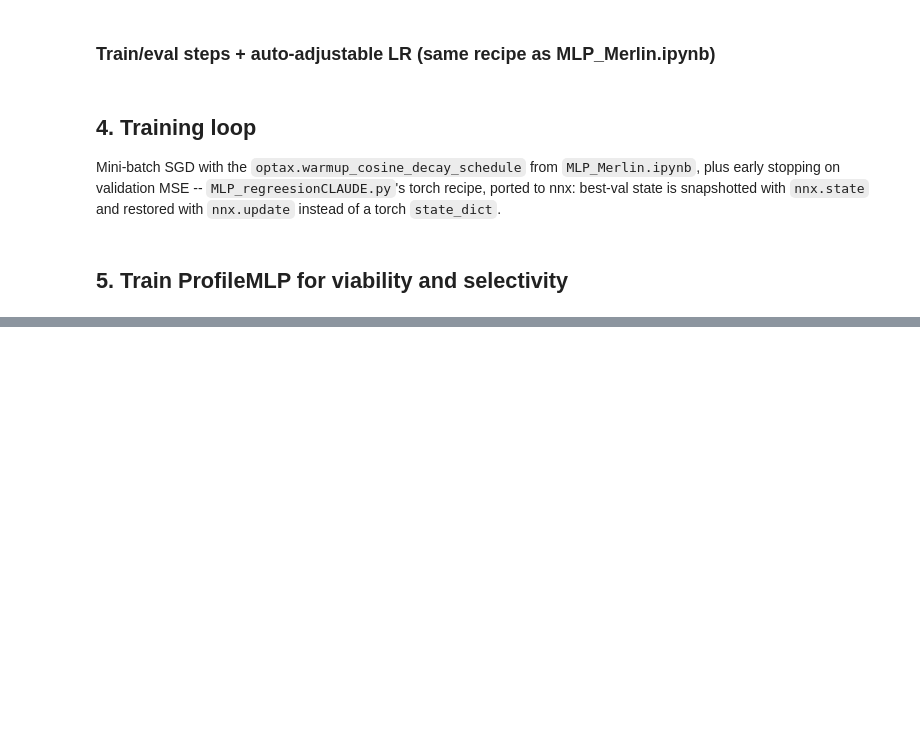
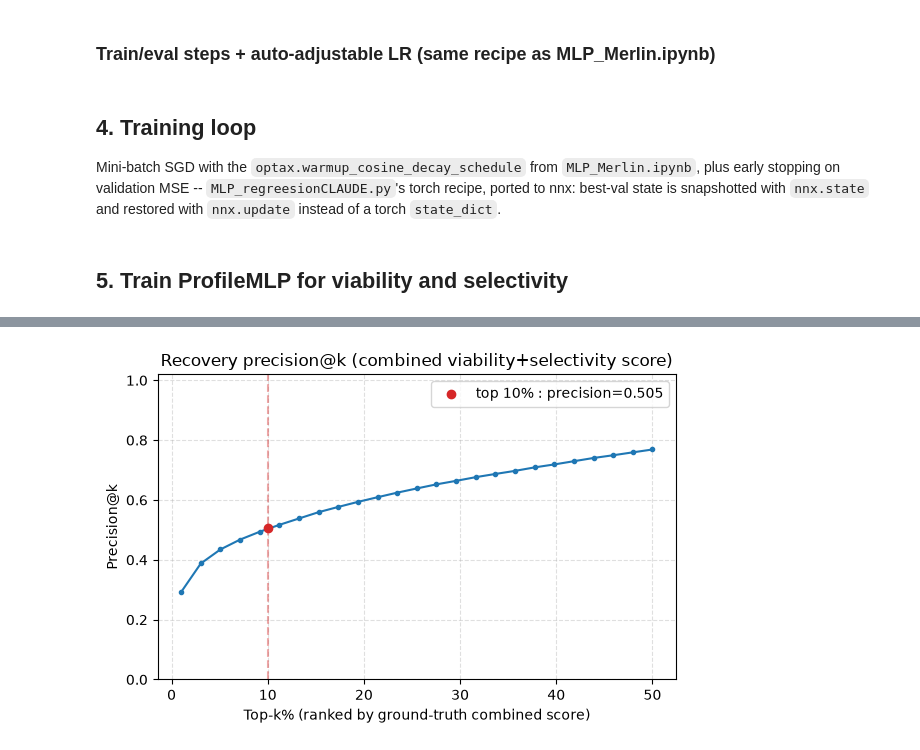
Before and after one commit to merlin-cc/Directed-Evolution-loop, a Jupyter notebook: Modelization_V1/MLP regression/ProfileMLP_recovery_nnx.ipynb, the cells around one changed output, grey strips where cells are left out. Cells and saved outputs as stored; diff of their text form; code cells hidden in the pictures; blank space fills up the shorter version.

Commit message:
final model but it s worse than the previous one

```diff
--- a/Modelization_V1/MLP regression/ProfileMLP_recovery_nnx.ipynb
+++ b/Modelization_V1/MLP regression/ProfileMLP_recovery_nnx.ipynb
@@ -53,12 +57,12 @@ Ridge and the torch `ProfileMLP` are all being compared on the exact same protoc
 key = jax.random.key(0)
 key, k_seq = jax.random.split(key)
 
-N = 2000
+N = 200000
 sequences = jax.random.randint(k_seq, shape=(N, 7), minval=0, maxval=20)
 F_viab, F_sel, J_viab, J_sel = initialize_random_weights(key)
 
 protocol = ProtocolV2(
-    N0=1_000_000, N1=500_000, dilution_factor=10, sequences=sequences, D=100_000,
+    N0=1_000_000_000, N1=500_000_000, dilution_factor=10, sequences=sequences, D=1e9,
     F_viab=F_viab, J_viab=J_viab, F_sel=F_sel, J_sel=J_sel,
     noise_viab=0.1, noise_sel=0.1,
 )
@@ -103,10 +166,11 @@ profile weights directly: those get recovered afterwards with a single-mutant sc
 # %%
 class ProfileMLP(nnx.Module):
     """
-    MLP over single-site one-hot features -> scalar score. Mirrors what Ridge's F_flat @ x does
-    for the profile model, but replaces the closed-form L2 solve (which collapses toward
-    near-zero weights once the feature count balloons -- see MLP_regreesionCLAUDE.py's header)
-    with a network trained by SGD, same as the torch ProfileMLP but built from nnx layers.
+    MLP over the raw per-position sequence (L=7 integers in {0,...,A-1}, no one-hot expansion)
+    -> scalar score. Same building blocks as SimpleMLP (Linear + BatchNorm + Dropout + gelu),
+    but with input_dim=L instead of L*A: the network has to learn each position's
+    per-amino-acid effect -- and any pairwise coupling -- directly from a raw index, with no
+    one-hot structure to lean on.
     """
 
     def __init__(self, input_dim: int, hidden_dims: tuple[int, int] = (256, 128),
@@ -138,7 +202,7 @@ class ProfileMLP(nnx.Module):
 @nnx.jit
 def train_step(model, optimizer, x, y, rngs):
     """
-    x : (batch, L*A) single-site one-hot features
+    x : (batch, L) raw per-position amino-acid indices
     y : (batch,) pooled log-ratio target (viability or selectivity)
     """
     def loss_fn(model, rngs):
@@ -314,3 +478,34 @@ for k, v in results.items():
+# %%
+def plot_precision_at_k(combined_gt, combined_hat, k_fracs=None, highlight_k=0.10,
+                         title="Recovery precision@k"):
+    """
+    Precision@k across a range of top-k fractions, with `highlight_k` (default: top 10%)
+    called out -- the single-number precision_at_1pct/precision_at_10pct in `results` are two
+    points on this curve.
+    """
+    if k_fracs is None:
+        k_fracs = np.linspace(0.01, 0.5, 25)
+    precisions = [precision_at_k(combined_gt, combined_hat, k_frac=k) for k in k_fracs]
+    p_highlight = precision_at_k(combined_gt, combined_hat, k_frac=highlight_k)
+
+    fig, ax = plt.subplots(figsize=(6, 4))
+    ax.plot(np.array(k_fracs) * 100, precisions, '-o', ms=3, color='tab:blue')
+    ax.axvline(highlight_k * 100, color='tab:red', linestyle='--', alpha=0.4)
+    ax.scatter([highlight_k * 100], [p_highlight], color='tab:red', zorder=5,
+               label=f"top {highlight_k*100:.0f}% : precision={p_highlight:.3f}")
+    ax.set_xlabel("Top-k% (ranked by ground-truth combined score)")
+    ax.set_ylabel("Precision@k")
+    ax.set_ylim(0, 1.02)
+    ax.set_title(title)
+    ax.legend()
+    ax.grid(True, linestyle='--', alpha=0.4)
+    plt.tight_layout()
+    plt.show()
+
+plot_precision_at_k(combined_gt, combined_hat,
+                     title="Recovery precision@k (combined viability+selectivity score)")
+# %% [output]
+[figure, added]
 # %%
 _ = plot_teacher_vs_student(F_viab, np.array(F_viab_hat), title="Viability: GT vs ProfileMLP-recovered")
 _ = plot_teacher_vs_student(F_sel,  np.array(F_sel_hat),  title="Selectivity: GT vs ProfileMLP-recovered")
```
Also changed, not shown: parts of 19 cells of this notebook, 4 other files.
